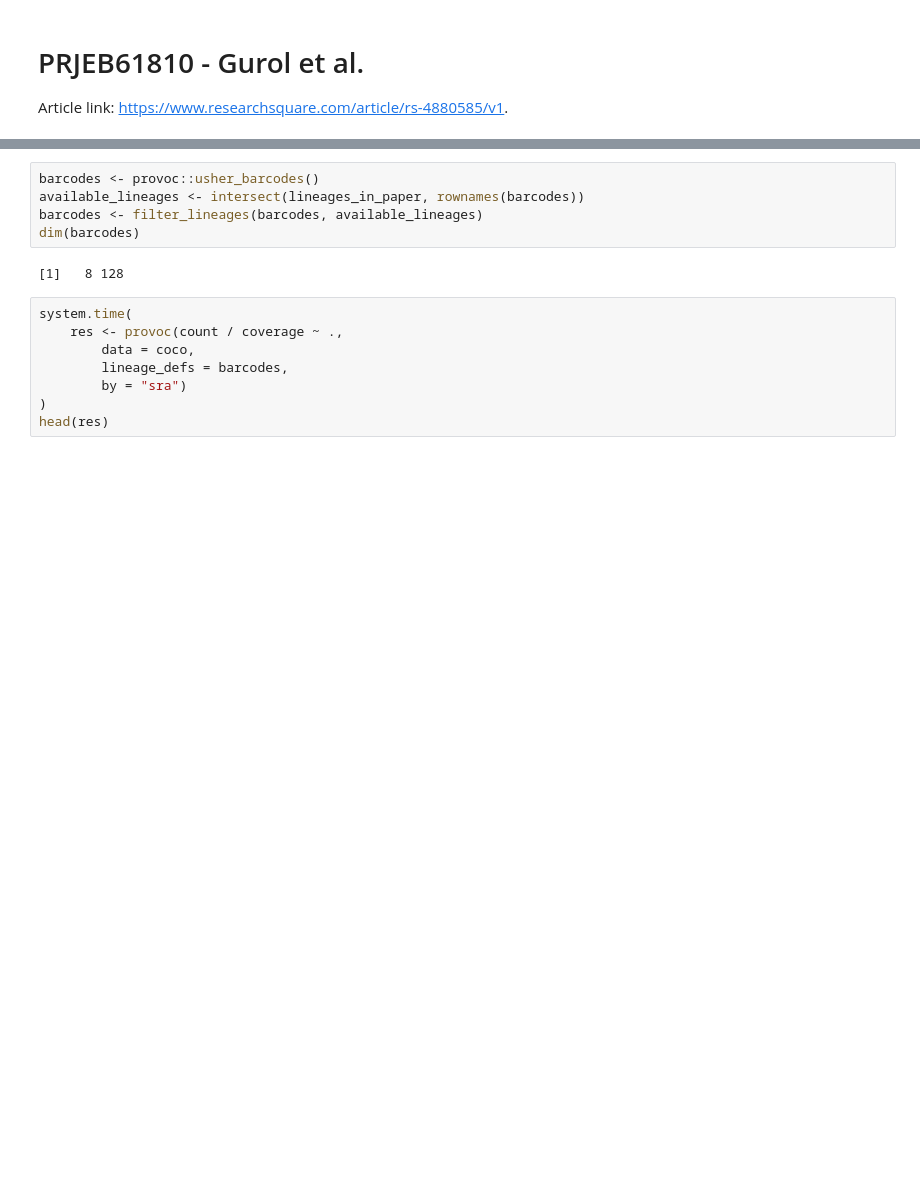
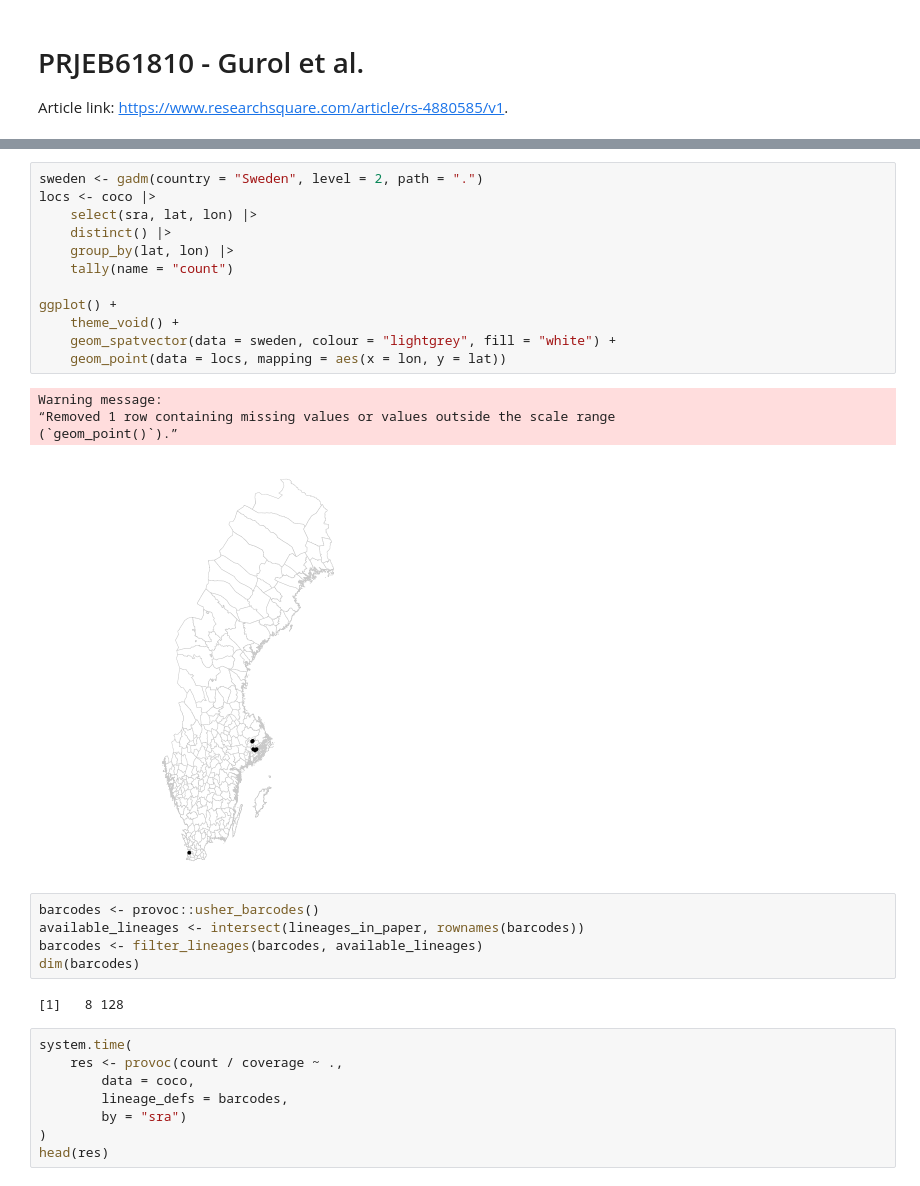
Before and after one commit to DASL-Lab/data-treatment-plant, a Jupyter notebook: provoc/PRJEB61810-Gurol.ipynb, the cells around one changed output, grey strips where cells are left out. Cells and saved outputs as stored; diff of their text form; blank space fills up the shorter version.

```diff
--- a/provoc/PRJEB61810-Gurol.ipynb
+++ b/provoc/PRJEB61810-Gurol.ipynb
@@ -31,6 +35,23 @@ A data.frame: 6 x 16
 | 4 | 11042 | +11043.T | ins:11043:1 | 0.044637576 | 21977 | 981 | ERR12330860 | 2023-01-03 | SAMEA114705162 | ... |
 | 5 | 11074 | +11075.T | ins:11075:1 | 0.049914561 | 22238 | 1110 | ERR12330860 | 2023-01-03 | SAMEA114705162 | ... |
 | 6 | 11074 | +11075.TT | ins:11075:2 | 0.006340498 | 22238 | 141 | ERR12330860 | 2023-01-03 | SAMEA114705162 | ... |
+# %%
+sweden <- gadm(country = "Sweden", level = 2, path = ".")
+locs <- coco |>
+    select(sra, lat, lon) |>
+    distinct() |>
+    group_by(lat, lon) |>
+    tally(name = "count")
+
+ggplot() +
+    theme_void() +
+    geom_spatvector(data = sweden, colour = "lightgrey", fill = "white") +
+    geom_point(data = locs, mapping = aes(x = lon, y = lat))
+# %% [output]
+Warning message:
+“Removed 1 row containing missing values or values outside the scale range
+(`geom_point()`).”
+[figure, added]
 # %%
 barcodes <- provoc::usher_barcodes()
 available_lineages <- intersect(lineages_in_paper, rownames(barcodes))
```
Also changed, not shown: parts of 2 cells of this notebook.
